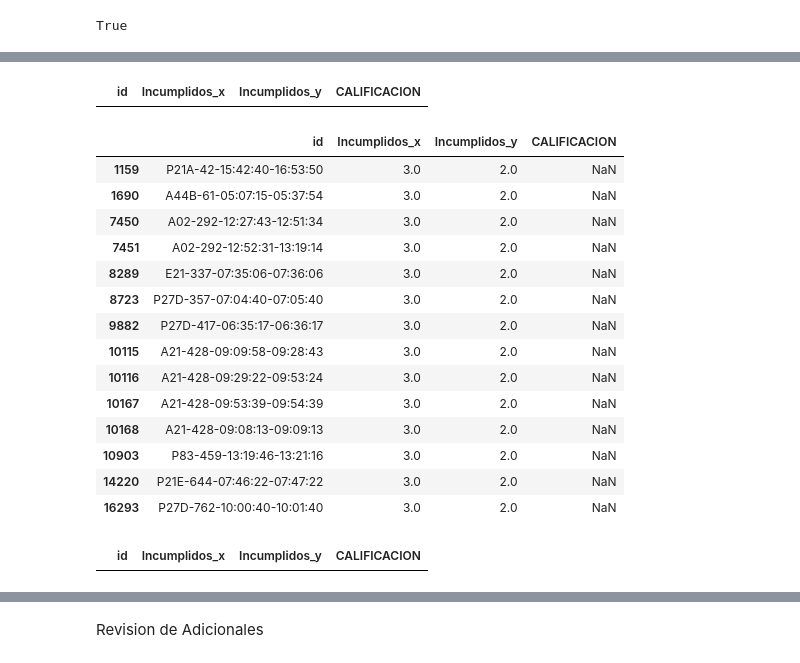
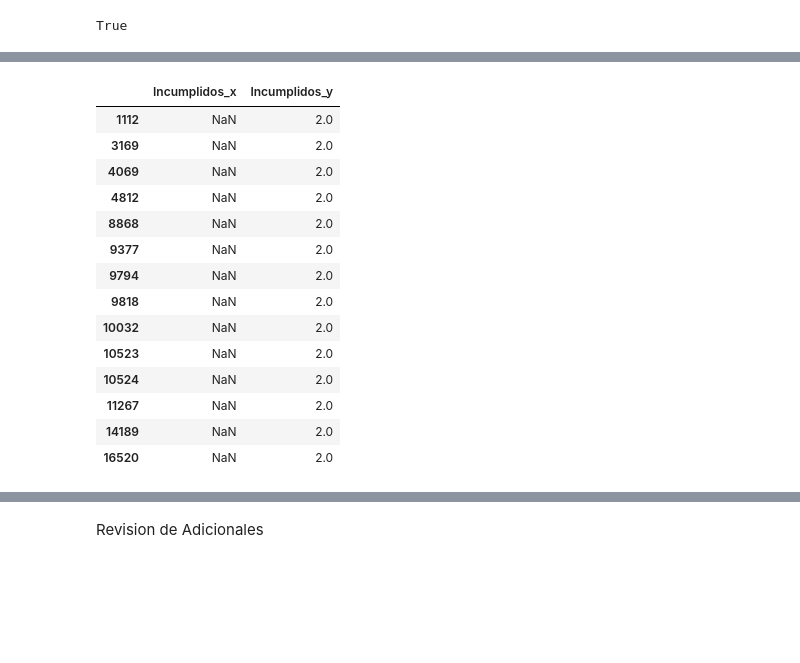
Before and after one commit to williamCastro32/bynm_mergedata, a Jupyter notebook: scripts/Merge.ipynb, the cells around one changed output, grey strips where cells are left out. Cells and saved outputs as stored; diff of their text form; code cells hidden in the pictures; blank space fills up the shorter version.

```diff
--- a/scripts/Merge.ipynb
+++ b/scripts/Merge.ipynb
@@ -131,3 +149,7 @@ Series([], Name: count, dtype: int64)
+# %%
+# Se elimina la columna CALIFICACION_X y se renombra la columna CALIFICACION_Y
+bitacora.drop(columns='CALIFICACION_x', axis=1, inplace=True)
+bitacora.rename(columns={'CALIFICACION_y': 'CALIFICACION'}, inplace=True)
 # %% [markdown]
 Merge con bitacora
 # %%
@@ -207,3 +179,0 @@ def incumplidos_y_modificar(row):
-# %%
-# Aplica la funcion que reemplaza los valores en la columna imcumplidos_y
-mergebitacora['Incumplidos_y'] = mergebitacora.apply(incumplidos_y_modificar, axis=1)
@@ -210,31 +200,22 @@ mergebitacora['Incumplidos_y'] = mergebitacora.apply(incumplidos_y_modificar, ax
 # %%
 x = mergebitacora
-# %%
-x = x[['id','Incumplidos_x','Incumplidos_y', 'CALIFICACION']]
 # %%
-x[(x['Incumplidos_x'].isna()) & (x['Incumplidos_y'].notnull()) ]
+y =x[(x['Incumplidos_x'].isna())&(x['Incumplidos_y'].notna())]
-# %% [output]
-|  | id | Incumplidos_x | Incumplidos_y | CALIFICACION |
-# %%
-# Revisar
-x[x['Incumplidos_x']> x['Incumplidos_y']]
-# %% [output]
-|  | id | Incumplidos_x | Incumplidos_y | CALIFICACION |
-| 1159 | P21A-42-15:42:40-16:53:50 | 3.0 | 2.0 | NaN |
-| 1690 | A44B-61-05:07:15-05:37:54 | 3.0 | 2.0 | NaN |
-| 7450 | A02-292-12:27:43-12:51:34 | 3.0 | 2.0 | NaN |
-| 7451 | A02-292-12:52:31-13:19:14 | 3.0 | 2.0 | NaN |
-| 8289 | E21-337-07:35:06-07:36:06 | 3.0 | 2.0 | NaN |
-| 8723 | P27D-357-07:04:40-07:05:40 | 3.0 | 2.0 | NaN |
-| 9882 | P27D-417-06:35:17-06:36:17 | 3.0 | 2.0 | NaN |
-| 10115 | A21-428-09:09:58-09:28:43 | 3.0 | 2.0 | NaN |
-| 10116 | A21-428-09:29:22-09:53:24 | 3.0 | 2.0 | NaN |
-| 10167 | A21-428-09:53:39-09:54:39 | 3.0 | 2.0 | NaN |
-| 10168 | A21-428-09:08:13-09:09:13 | 3.0 | 2.0 | NaN |
-| 10903 | P83-459-13:19:46-13:21:16 | 3.0 | 2.0 | NaN |
-| 14220 | P21E-644-07:46:22-07:47:22 | 3.0 | 2.0 | NaN |
-| 16293 | P27D-762-10:00:40-10:01:40 | 3.0 | 2.0 | NaN |
 # %%
-x[x['Incumplidos_x']< x['Incumplidos_y'] ]
+y[['Incumplidos_x','Incumplidos_y']]
 # %% [output]
-|  | id | Incumplidos_x | Incumplidos_y | CALIFICACION |
+|  | Incumplidos_x | Incumplidos_y |
+| 1112 | NaN | 2.0 |
+| 3169 | NaN | 2.0 |
+| 4069 | NaN | 2.0 |
+| 4812 | NaN | 2.0 |
+| 8868 | NaN | 2.0 |
+| 9377 | NaN | 2.0 |
+| 9794 | NaN | 2.0 |
+| 9818 | NaN | 2.0 |
+| 10032 | NaN | 2.0 |
+| 10523 | NaN | 2.0 |
+| 10524 | NaN | 2.0 |
+| 11267 | NaN | 2.0 |
+| 14189 | NaN | 2.0 |
+| 16520 | NaN | 2.0 |
```
Also changed, not shown: parts of 35 cells of this notebook, 1 other file.
